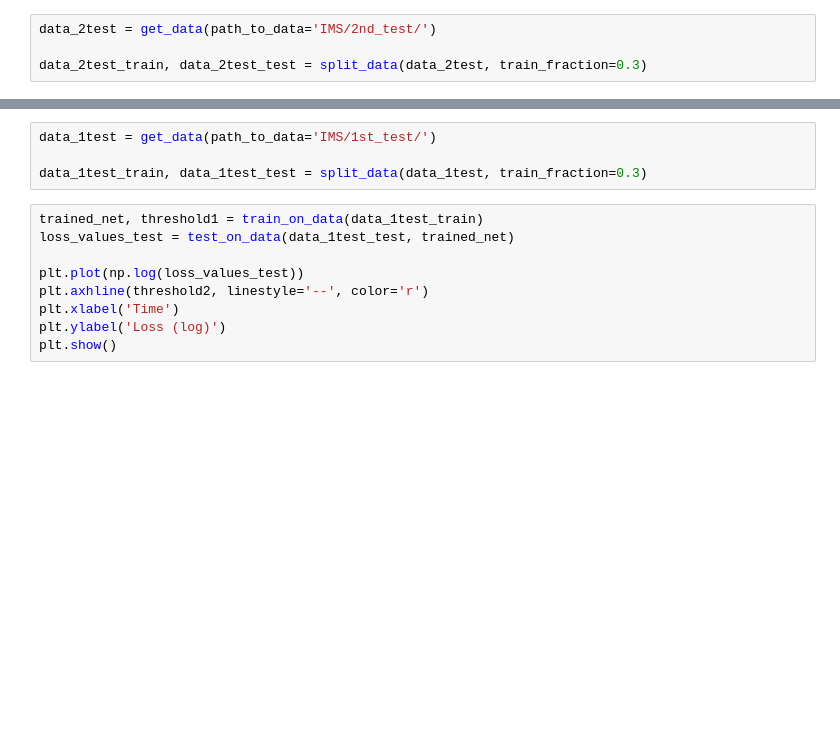
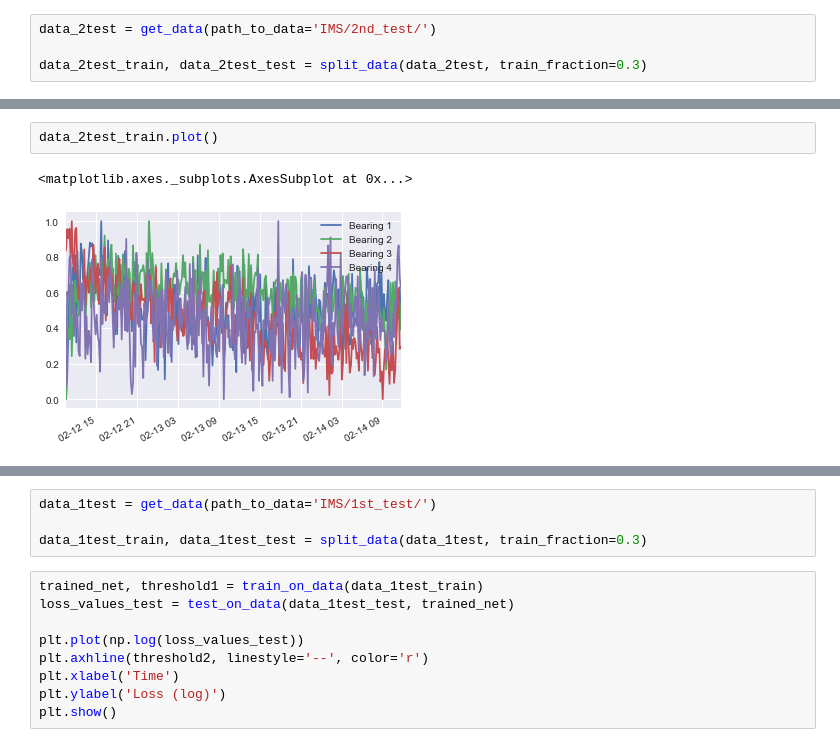
Before and after one commit to buziran/ims-bearing, a Jupyter notebook: simple-autoencoder.ipynb, the cells around one changed output, grey strips where cells are left out. Cells and saved outputs as stored; diff of their text form; blank space fills up the shorter version.

```diff
--- a/simple-autoencoder.ipynb
+++ b/simple-autoencoder.ipynb
@@ -159,0 +157,5 @@ Epoch: 70 train loss: 0.00010
+# %%
+data_2test_train.plot()
+# %% [output]
+<matplotlib.axes._subplots.AxesSubplot at 0x...>
+[figure, added]
```
Also changed, not shown: parts of 6 cells of this notebook.
